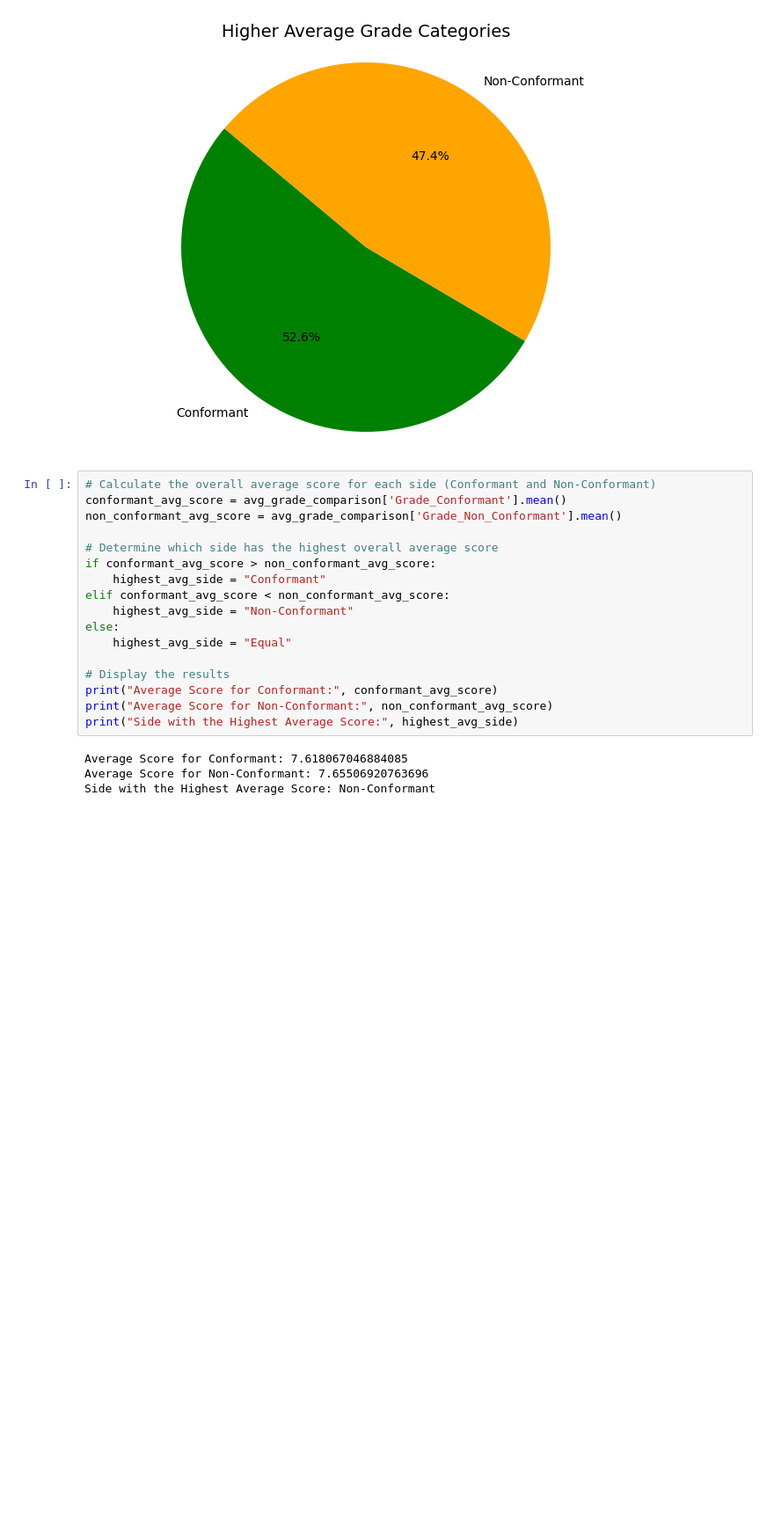
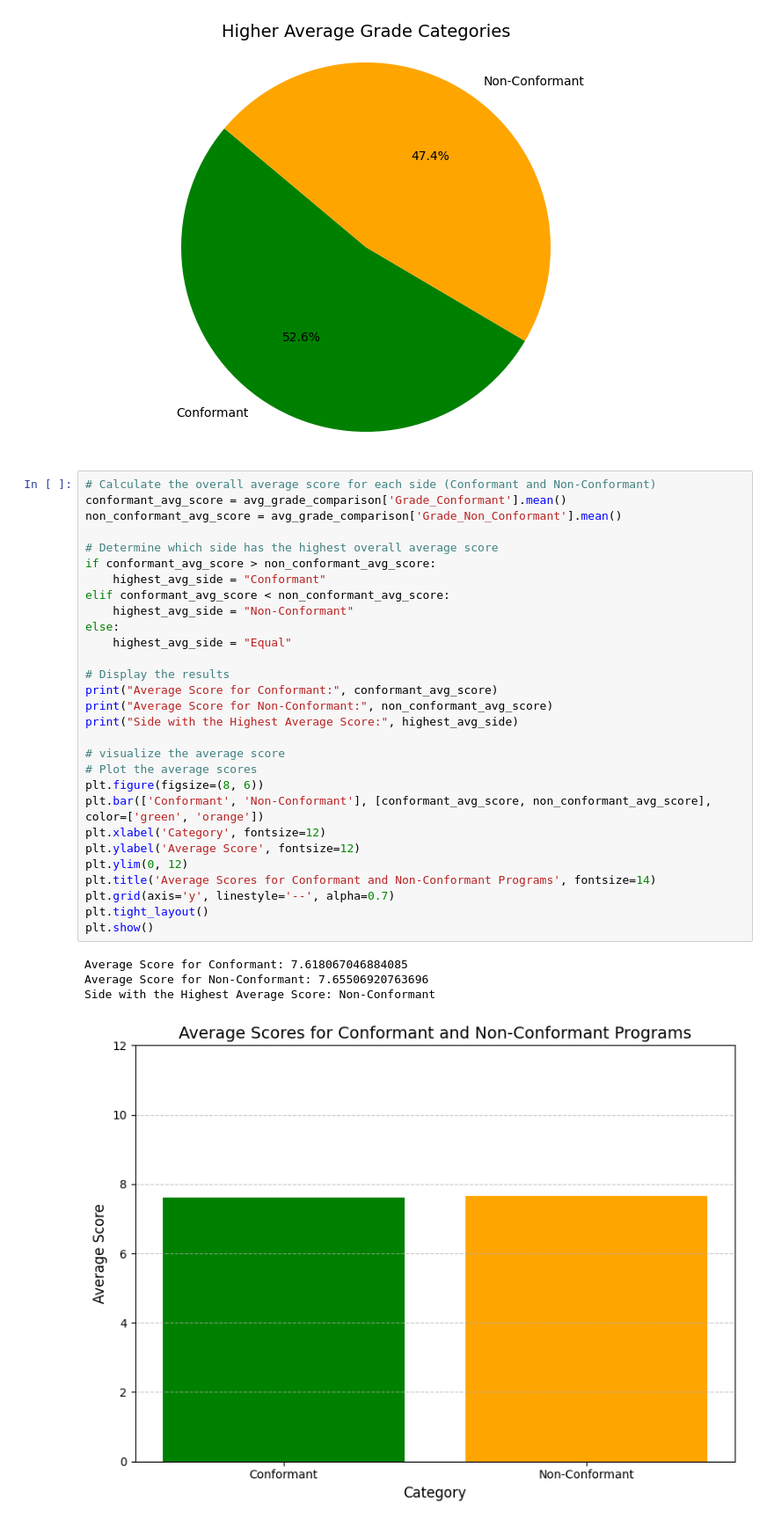
Before and after one commit to chensy618/02269-Process-mining-project, a Jupyter notebook: src/data_analysis/data_analysis_only_and.ipynb, the cells around one changed output. Shown at 88% size. Drawn from its saved outputs; the diff is of its cells as text; blank space fills up the shorter version.

```diff
--- a/src/data_analysis/data_analysis_only_and.ipynb
+++ b/src/data_analysis/data_analysis_only_and.ipynb
@@ -394,24 +394,37 @@ Name: count, dtype: int64
 # %%
 # Calculate the overall average score for each side (Conformant and Non-Conformant)
 conformant_avg_score = avg_grade_comparison['Grade_Conformant'].mean()
 non_conformant_avg_score = avg_grade_comparison['Grade_Non_Conformant'].mean()
 
 # Determine which side has the highest overall average score
 if conformant_avg_score > non_conformant_avg_score:
     highest_avg_side = "Conformant"
 elif conformant_avg_score < non_conformant_avg_score:
     highest_avg_side = "Non-Conformant"
 else:
     highest_avg_side = "Equal"
 
 # Display the results
 print("Average Score for Conformant:", conformant_avg_score)
 print("Average Score for Non-Conformant:", non_conformant_avg_score)
 print("Side with the Highest Average Score:", highest_avg_side)
+
+# visualize the average score
+# Plot the average scores
+plt.figure(figsize=(8, 6))
+plt.bar(['Conformant', 'Non-Conformant'], [conformant_avg_score, non_conformant_avg_score], color=['green', 'orange'])
+plt.xlabel('Category', fontsize=12)
+plt.ylabel('Average Score', fontsize=12)
+plt.ylim(0, 12)
+plt.title('Average Scores for Conformant and Non-Conformant Programs', fontsize=14)
+plt.grid(axis='y', linestyle='--', alpha=0.7)
+plt.tight_layout()
+plt.show()
 # %% [output]
 Average Score for Conformant: 7.618067046884085
 Average Score for Non-Conformant: 7.65506920763696
 Side with the Highest Average Score: Non-Conformant
+[figure, added]
 # %%
 import pandas as pd
 
```
Also changed, not shown: parts of 1 cell of this notebook, 1 other file.
